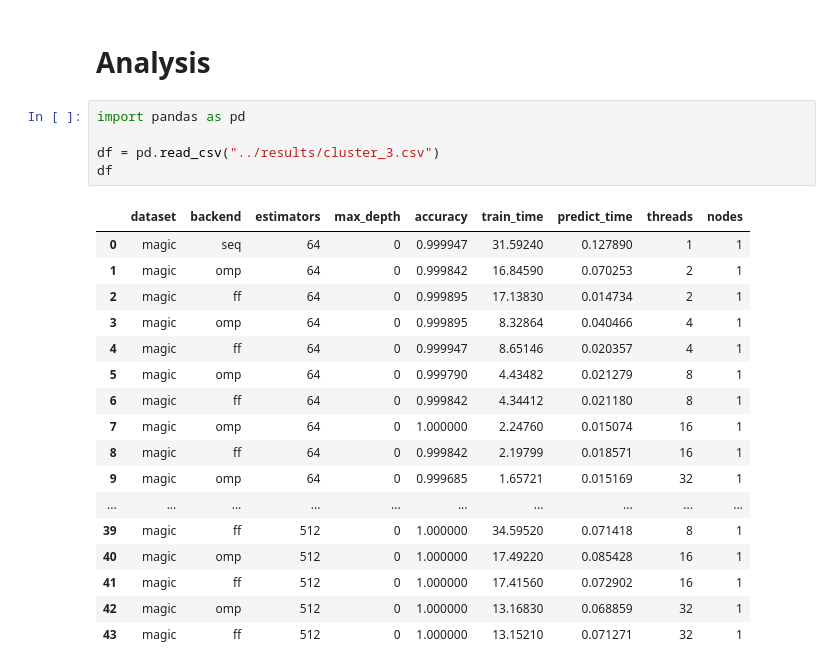
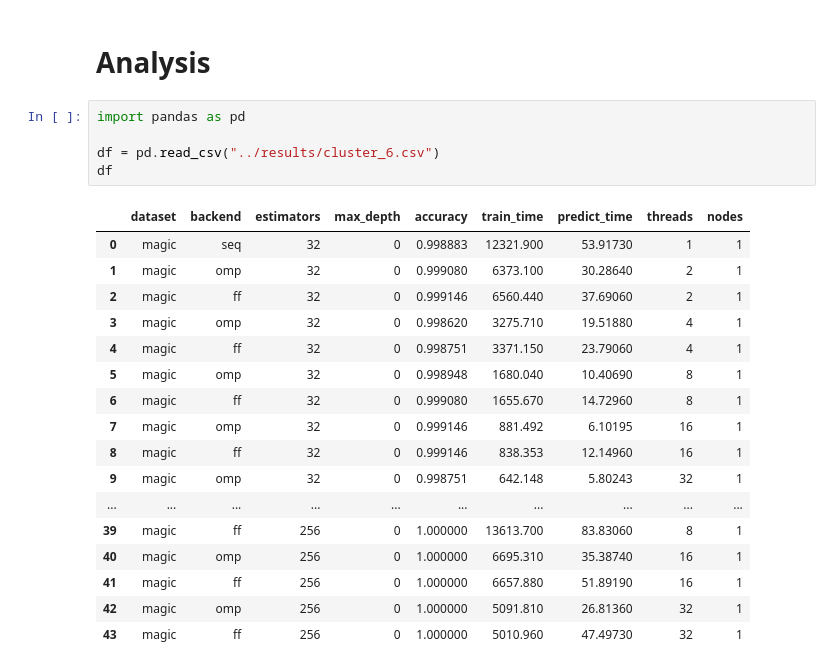
Before and after one commit to FedericoBustaffa/random_forest, a Jupyter notebook: notebooks/analysis.ipynb, the cells around one changed output. Drawn from its saved outputs; the diff is of its cells as text.

```diff
--- a/notebooks/analysis.ipynb
+++ b/notebooks/analysis.ipynb
@@ -3,24 +3,24 @@
 # %%
 import pandas as pd
 
-df = pd.read_csv("../results/cluster_3.csv")
+df = pd.read_csv("../results/cluster_6.csv")
 df
 # %% [output]
 |  | dataset | backend | estimators | max_depth | accuracy | train_time | predict_time | threads | nodes |
-| 0 | magic | seq | 64 | 0 | 0.999947 | 31.59240 | 0.127890 | 1 | 1 |
-| 1 | magic | omp | 64 | 0 | 0.999842 | 16.84590 | 0.070253 | 2 | 1 |
-| 2 | magic | ff | 64 | 0 | 0.999895 | 17.13830 | 0.014734 | 2 | 1 |
-| 3 | magic | omp | 64 | 0 | 0.999895 | 8.32864 | 0.040466 | 4 | 1 |
-| 4 | magic | ff | 64 | 0 | 0.999947 | 8.65146 | 0.020357 | 4 | 1 |
-| 5 | magic | omp | 64 | 0 | 0.999790 | 4.43482 | 0.021279 | 8 | 1 |
-| 6 | magic | ff | 64 | 0 | 0.999842 | 4.34412 | 0.021180 | 8 | 1 |
-| 7 | magic | omp | 64 | 0 | 1.000000 | 2.24760 | 0.015074 | 16 | 1 |
-| 8 | magic | ff | 64 | 0 | 0.999842 | 2.19799 | 0.018571 | 16 | 1 |
-| 9 | magic | omp | 64 | 0 | 0.999685 | 1.65721 | 0.015169 | 32 | 1 |
+| 0 | magic | seq | 32 | 0 | 0.998883 | 12321.900 | 53.91730 | 1 | 1 |
+| 1 | magic | omp | 32 | 0 | 0.999080 | 6373.100 | 30.28640 | 2 | 1 |
+| 2 | magic | ff | 32 | 0 | 0.999146 | 6560.440 | 37.69060 | 2 | 1 |
+| 3 | magic | omp | 32 | 0 | 0.998620 | 3275.710 | 19.51880 | 4 | 1 |
+| 4 | magic | ff | 32 | 0 | 0.998751 | 3371.150 | 23.79060 | 4 | 1 |
+| 5 | magic | omp | 32 | 0 | 0.998948 | 1680.040 | 10.40690 | 8 | 1 |
+| 6 | magic | ff | 32 | 0 | 0.999080 | 1655.670 | 14.72960 | 8 | 1 |
+| 7 | magic | omp | 32 | 0 | 0.999146 | 881.492 | 6.10195 | 16 | 1 |
+| 8 | magic | ff | 32 | 0 | 0.999146 | 838.353 | 12.14960 | 16 | 1 |
+| 9 | magic | omp | 32 | 0 | 0.998751 | 642.148 | 5.80243 | 32 | 1 |
 | ... | ... | ... | ... | ... | ... | ... | ... | ... | ... |
-| 39 | magic | ff | 512 | 0 | 1.000000 | 34.59520 | 0.071418 | 8 | 1 |
-| 40 | magic | omp | 512 | 0 | 1.000000 | 17.49220 | 0.085428 | 16 | 1 |
-| 41 | magic | ff | 512 | 0 | 1.000000 | 17.41560 | 0.072902 | 16 | 1 |
-| 42 | magic | omp | 512 | 0 | 1.000000 | 13.16830 | 0.068859 | 32 | 1 |
-| 43 | magic | ff | 512 | 0 | 1.000000 | 13.15210 | 0.071271 | 32 | 1 |
+| 39 | magic | ff | 256 | 0 | 1.000000 | 13613.700 | 83.83060 | 8 | 1 |
+| 40 | magic | omp | 256 | 0 | 1.000000 | 6695.310 | 35.38740 | 16 | 1 |
+| 41 | magic | ff | 256 | 0 | 1.000000 | 6657.880 | 51.89190 | 16 | 1 |
+| 42 | magic | omp | 256 | 0 | 1.000000 | 5091.810 | 26.81360 | 32 | 1 |
+| 43 | magic | ff | 256 | 0 | 1.000000 | 5010.960 | 47.49730 | 32 | 1 |
 # %%
```
Also changed, not shown: parts of 4 cells of this notebook, 2 other files.
